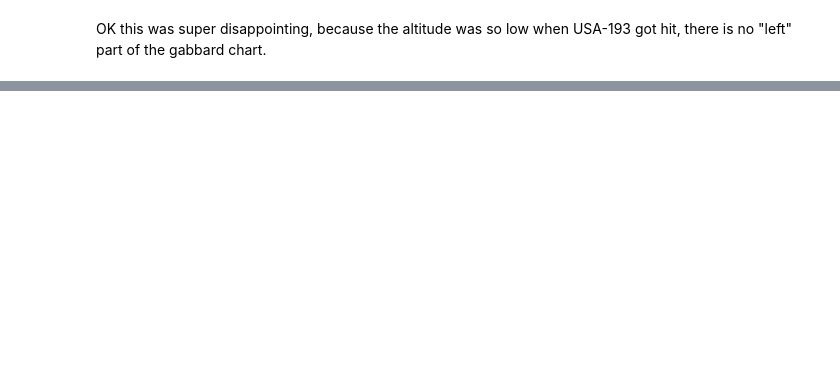
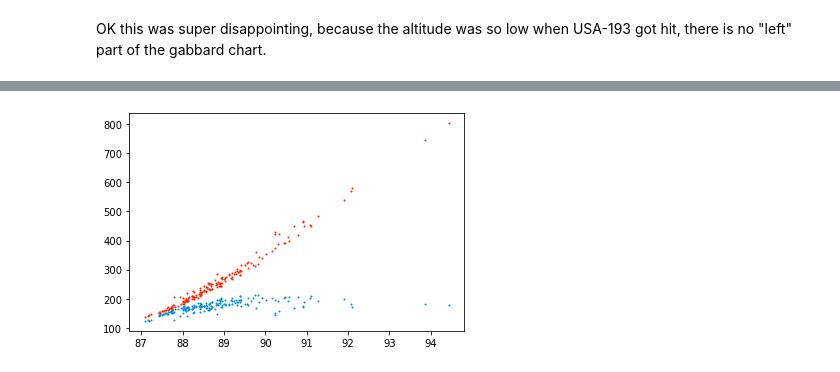
Before and after one commit to mads-hatters/SIADS-591-Orbital-Congestion, a Jupyter notebook: playground/time_gabbard_usa193.ipynb, the cells around one changed output, grey strips where cells are left out. Saved outputs shown, nothing was run; the diff lists cells and outputs as text; code cells hidden in the pictures; blank space fills up the shorter version.

```diff
--- a/playground/time_gabbard_usa193.ipynb
+++ b/playground/time_gabbard_usa193.ipynb
@@ -30,0 +42,6 @@ OK this was super disappointing, because the altitude was so low when USA-193 go
+# %%
+plt.scatter(last.PERIOD, last.APOAPSIS, color='#fe2700ff', s=1)
+plt.scatter(last.PERIOD, last.PERIAPSIS, color='#038fd5ff', s=1)
+plt.show()
+# %% [output]
+[figure, added]
```
Also changed, not shown: parts of 8 cells of this notebook, 1 other file.
